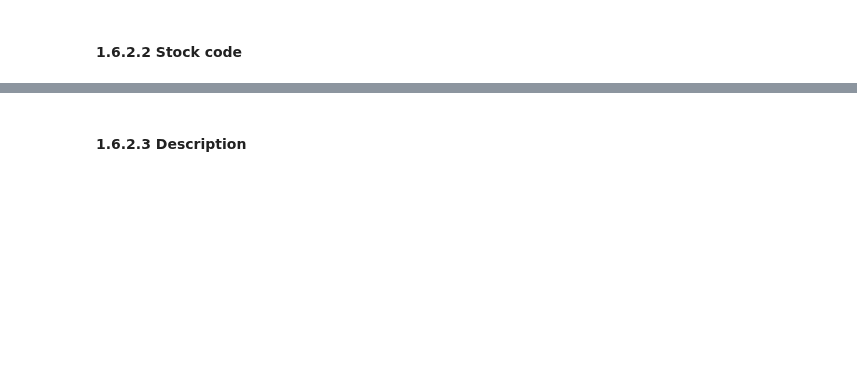
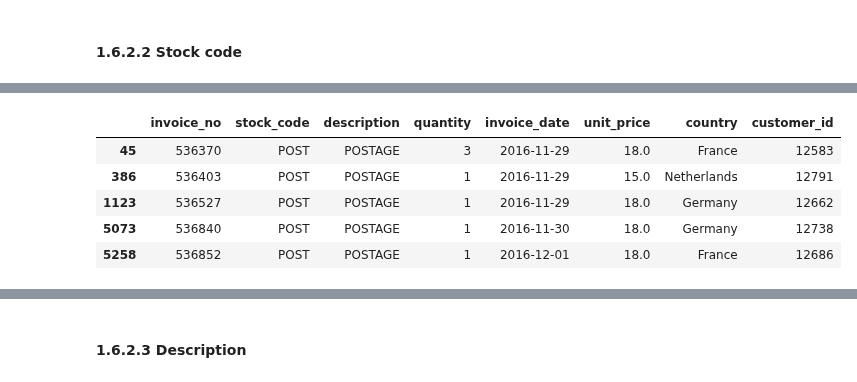
Before and after one commit to Eduardo-95-DS/Insiders-clustering, a Jupyter notebook: notebooks/look_4-ear-metrics.ipynb, the cells around one changed output, grey strips where cells are left out. Saved outputs shown, nothing was run; the diff lists cells and outputs as text; code cells hidden in the pictures; blank space fills up the shorter version.

```diff
--- a/notebooks/look_4-ear-metrics.ipynb
+++ b/notebooks/look_4-ear-metrics.ipynb
@@ -249,0 +272,11 @@ print('% of the total data: {:.2f}%'.format((df_stock_letters.shape[0] / df1.sha
+# %%
+df1[df1['stock_code']=='POST'].head()
+
+# not remove
+# %% [output]
+|  | invoice_no | stock_code | description | quantity | invoice_date | unit_price | country | customer_id |
+| 45 | 536370 | POST | POSTAGE | 3 | 2016-11-29 | 18.0 | France | 12583 |
+| 386 | 536403 | POST | POSTAGE | 1 | 2016-11-29 | 15.0 | Netherlands | 12791 |
+| 1123 | 536527 | POST | POSTAGE | 1 | 2016-11-29 | 18.0 | Germany | 12662 |
+| 5073 | 536840 | POST | POSTAGE | 1 | 2016-11-30 | 18.0 | Germany | 12738 |
+| 5258 | 536852 | POST | POSTAGE | 1 | 2016-12-01 | 18.0 | France | 12686 |
```
Also changed, not shown: parts of 29 cells of this notebook.
